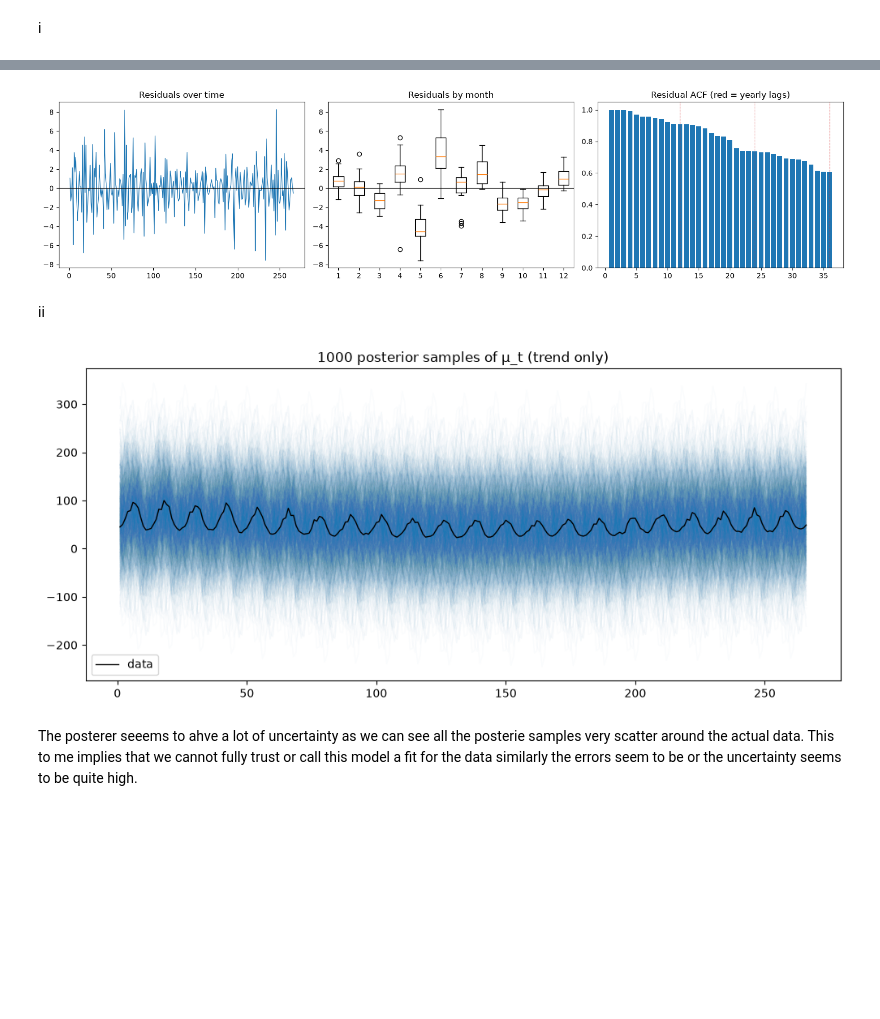
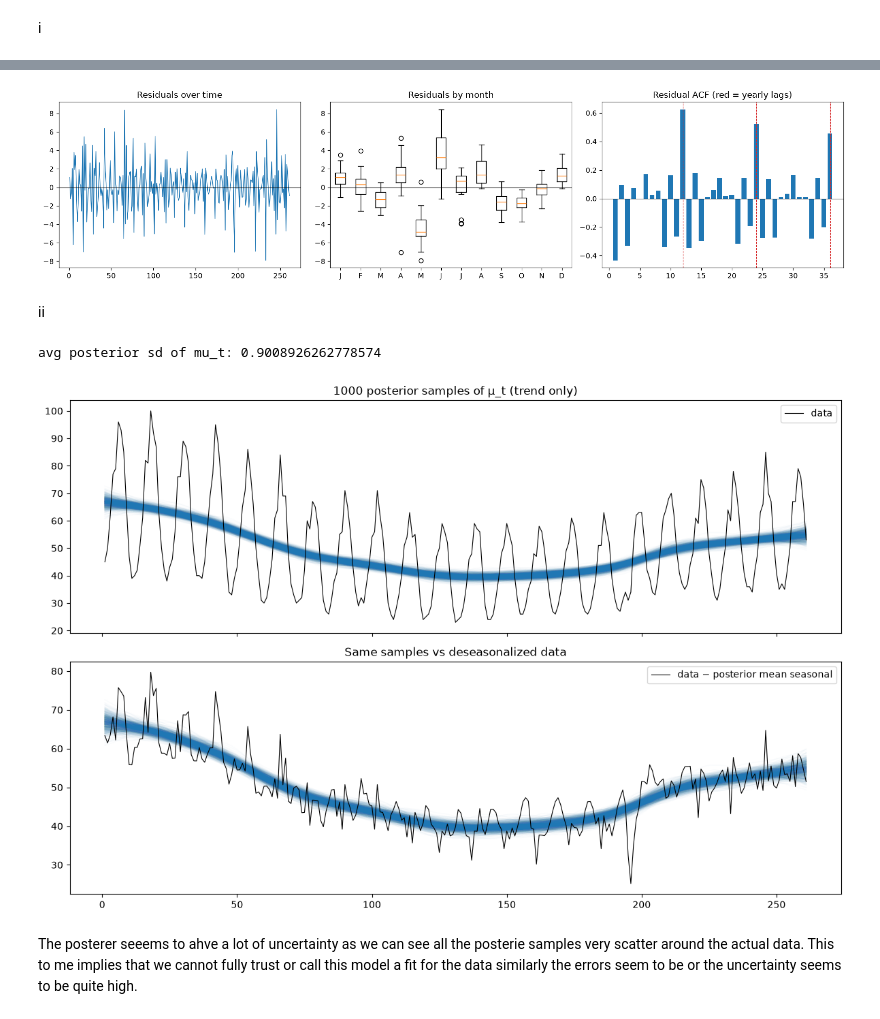
Before and after one commit to MatthewMandhyan/StatsFall2026, a Jupyter notebook: Stat429/HW3/Q6.ipynb, the cells around one changed output, grey strips where cells are left out. Drawn from its saved outputs; the diff is of its cells as text; code cells hidden in the pictures; blank space fills up the shorter version.

```diff
--- a/Stat429/HW3/Q6.ipynb
+++ b/Stat429/HW3/Q6.ipynb
@@ -61,10 +51,10 @@ idx = np.arange(N)
 
 D = np.ones(N+2)
 D[:2] = 0
+D[N:] = 0
 D = np.diag(D)
 
-lmbda = np.logspace(0,6,7)
-
+lmbda = np.logspace(-3, 6, 91)
 
 cv_error = []
 for lam in lmbda:
@@ -81,9 +71,9 @@ for lam in lmbda:
 
         pred = X_test @ beta_hat
         fold_error.append(np.mean((y_test - pred)**2))
+    cv_error.append(np.mean(fold_error))
 
-    cv_error.append(np.mean(fold_error))   # one number per λ
-
-best_lam = lmbda[np.argmin(cv_error)]
-print(best_lam)
+best_i = np.argmin(cv_error)
+best_lam = lmbda[best_i]
+print(f"best lambda = {best_lam:.3g}  (grid index {best_i} of {len(lmbda)-1})")
 # %% [output]
@@ -136,21 +144,18 @@ sigma^2/tau^2 = 1.867e-06   vs   CV lambda = 1
 # %%
-fit_full = X @ beta_best
-resid = y - fit_full
+resid = y - full_best
 month = (np.arange(n) % 12) + 1
 
 fig, axes = plt.subplots(1, 3, figsize=(16, 4))
-
-# 1. residuals over time
 axes[0].plot(t, resid, lw=1)
 axes[0].axhline(0, color='k', lw=0.8)
 axes[0].set_title('Residuals over time')
 
-# 2. residuals by calendar month
-axes[1].boxplot([resid[month == m] for m in range(1, 13)], label=list('JFMAMJJASOND'))
+axes[1].boxplot([resid[month == m] for m in range(1, 13)])
+axes[1].set_xticks(range(1, 13))
+axes[1].set_xticklabels(list('JFMAMJJASOND'))
 axes[1].axhline(0, color='k', lw=0.8)
 axes[1].set_title('Residuals by month')
 
-# 3. autocorrelation of residuals
 lags = np.arange(1, 37)
 r = resid - resid.mean()
 acf = [np.sum(r[:-k] * r[k:]) / np.sum(r**2) for k in lags]
@@ -159,53 +164,53 @@ axes[2].axhline(0, color='k', lw=0.8)
 for k in (12, 24, 36):
     axes[2].axvline(k, color='C3', ls='--', lw=0.8)
 axes[2].set_title('Residual ACF (red = yearly lags)')
-
-fig.tight_layout()
-plt.show()
+fig.tight_layout(); plt.show()
 # %% [output]
-[figure, old version]
+[figure, new version]
 # %% [markdown]
 ii
 # %%
-from scipy.linalg import cho_factor, cho_solve, solve_triangular
-
-p = N + 2
-Xty = X.T @ y
-
 rng = np.random.default_rng(0)
 Nsamp = 1000
+p = N + 2
 
 
 P = np.exp(LP - LP.max())
 P /= P.sum()
 flat = rng.choice(P.size, size=Nsamp, p=P.ravel())
 ti, si = np.unravel_index(flat, P.shape)
 
 
-mu_condmean = np.empty((Nsamp,N))
-mu_samples  = np.empty((Nsamp, N))
+mu_samples   = np.empty((Nsamp, N))
 seas_samples = np.empty((Nsamp, N))
+mu_condmean  = np.empty((Nsamp, N))
 for s in range(Nsamp):
-    mu_condmean[s] = X[:, :N] @ mean[:N]
     tau, sigma = taus[ti[s]], sigmas[si[s]]
     M = XtX / sigma**2 + D / tau**2
-    c, low = cho_factor(M, lower=True)
-    mean = cho_solve((c, low), Xty / sigma**2)
-    z = rng.standard_normal(p)
-    beta = mean + solve_triangular(c, z, lower=True, trans='T')
+    L = np.linalg.cholesky(M)
+    mean = np.linalg.solve(L.T, np.linalg.solve(L, Xty / sigma**2))
+    beta = mean + np.linalg.solve(L.T, rng.standard_normal(p))
+
+    mu_condmean[s]  = X[:, :N] @ mean[:N]
     mu_samples[s]   = X[:, :N] @ beta[:N]
     seas_samples[s] = X[:, N:] @ beta[N:]
 
+print("avg posterior sd of mu_t:", mu_samples.std(axis=0).mean())
 
-plt.figure(figsize=(12, 5))
-plt.plot(t, y, color='black', lw=1, label='data', zorder=3)
-for s in range(Nsamp):
-    plt.plot(t, mu_samples[s], color='C0', alpha=0.02, lw=1)
-plt.title('1000 posterior samples of μ_t (trend only)')
-plt.legend()
-plt.show()
+# 3. plot
+y_deseas = y - seas_samples.mean(axis=0)
+fig, axes = plt.subplots(2, 1, figsize=(12, 8), sharex=True)
+for ax, data, lab in [(axes[0], y, 'data'), (axes[1], y_deseas, 'data − posterior mean seasonal')]:
+    ax.plot(t, data, color='black', lw=0.8, label=lab, zorder=3)
+    for s in range(Nsamp):
+        ax.plot(t, mu_samples[s], color='C0', alpha=0.02, lw=1)
+    ax.legend()
+axes[0].set_title('1000 posterior samples of μ_t (trend only)')
+axes[1].set_title('Same samples vs deseasonalized data')
+fig.tight_layout(); plt.show()
 # %% [output]
+avg posterior sd of mu_t: 0.9008926262778574
-[figure, old version]
+[figure, new version]
 # %% [markdown]
 The posterer seeems to ahve a lot of uncertainty as we can see all the posterie samples very scatter around the actual data. This to me implies that we cannot fully trust or call this model a fit for the data similarly the errors seem to be or the uncertainty seems to be quite high.
 # %% [markdown]
```
Also changed, not shown: parts of 6 cells of this notebook, 1 other file.
